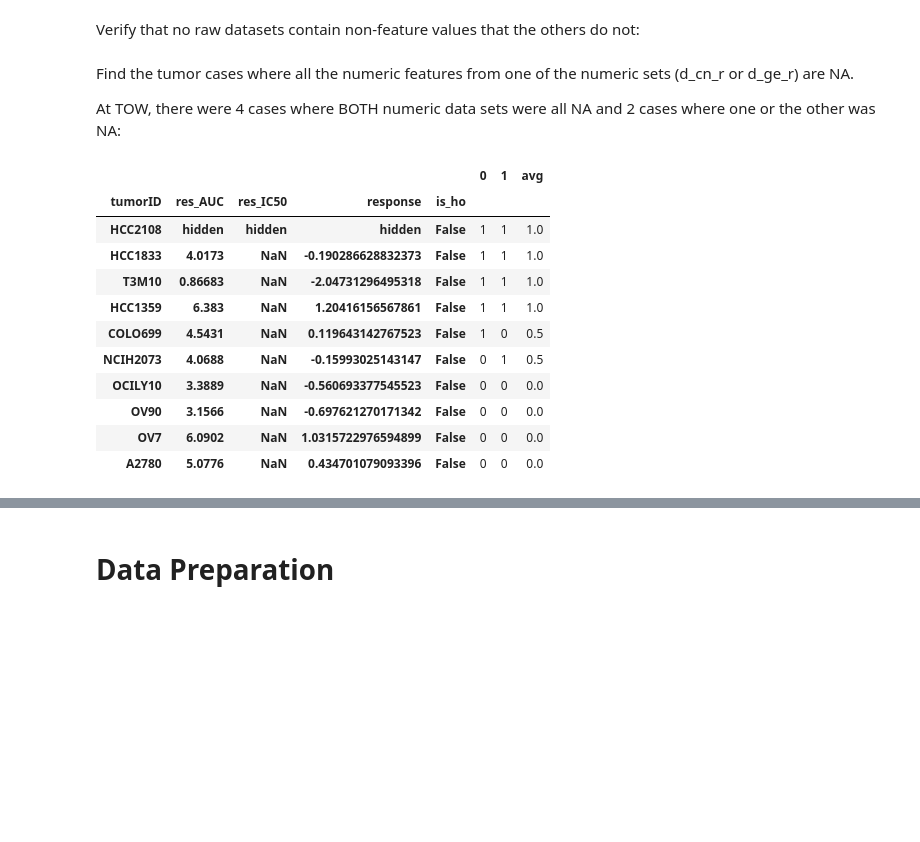
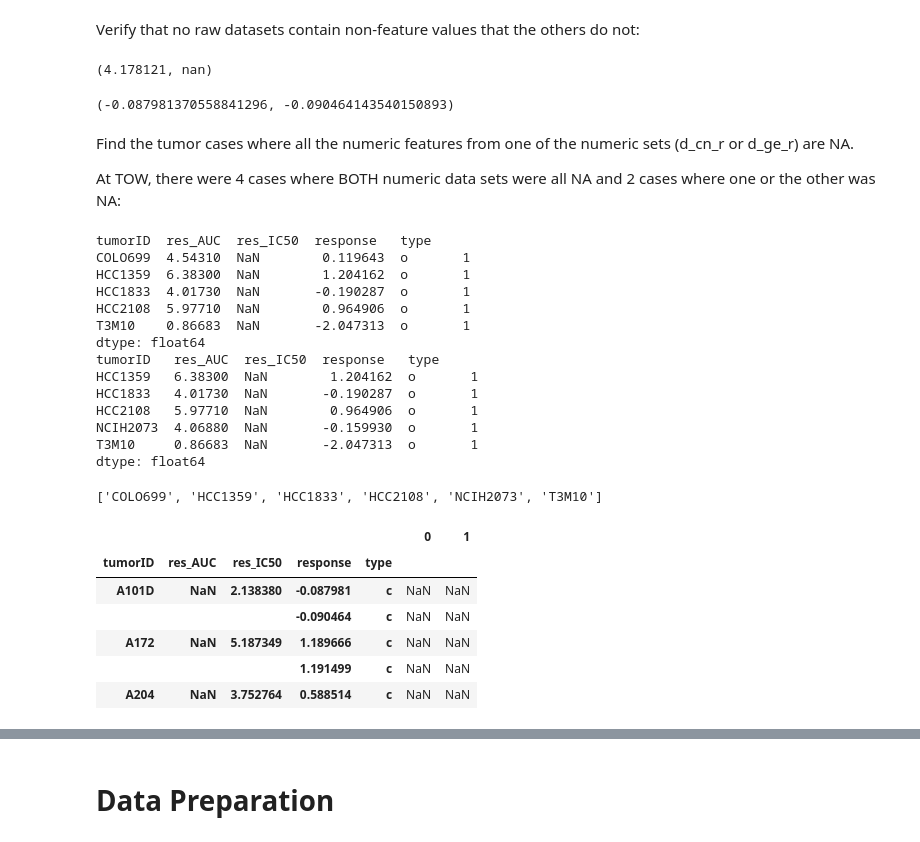
Before and after one commit to eric-czech/portfolio, a Jupyter notebook: demonstrative/python/notebooks/meetups/genomics_analytics.ipynb, the cells around one changed output, grey strips where cells are left out. Saved outputs shown, nothing was run; the diff lists cells and outputs as text; code cells hidden in the pictures; blank space fills up the shorter version.

```diff
--- a/demonstrative/python/notebooks/meetups/genomics_analytics.ipynb
+++ b/demonstrative/python/notebooks/meetups/genomics_analytics.ipynb
@@ -118,5 +245,20 @@ def numeric_datasets():
 # Data Validation
 # %% [markdown]
 Verify that no raw datasets contain non-feature values that the others do not:
+# %%
+x = datasets['ge']['data'].sort('tumorID').iloc[61]['res_IC50']
+y = datasets['cn']['data'].sort('tumorID').iloc[61]['res_IC50']
+x, y
+# %% [output]
+(4.178121, nan)
+# %%
+tid = 'A101D'
+d1 = datasets['cn']['data']
+d1 = d1[d1['tumorID'] == tid]
+d2 = datasets['ge']['data']
+d2 = d2[d2['tumorID'] == tid]
+d1['response'].iloc[0], d2['response'].iloc[0]
+# %% [output]
+(-0.087981370558841296, -0.090464143540150893)
 # %%
 def validate_equality(col, datasets):
@@ -133,28 +285,48 @@ for col in non_features:
 Find the tumor cases where all the numeric features from one of the numeric sets (d_cn_r or d_ge_r) are NA.
 
 At TOW, there were 4 cases where BOTH numeric data sets were all NA and 2 cases where one or the other was NA:
+# %%
+na_cases = []
+for d in numeric_datasets():
+    na_ct = d.set_index(non_features).apply(lambda x: np.sum(pd.isnull(x))/len(x), axis=1)
+    print(na_ct[na_ct > 0])
+    na_cases.extend(na_ct[na_ct > .9].reset_index()['tumorID'])
+na_cases = list(np.unique(na_cases))
+na_cases
+# %% [output]
+tumorID  res_AUC  res_IC50  response   type
+COLO699  4.54310  NaN        0.119643  o       1
+HCC1359  6.38300  NaN        1.204162  o       1
+HCC1833  4.01730  NaN       -0.190287  o       1
+HCC2108  5.97710  NaN        0.964906  o       1
+T3M10    0.86683  NaN       -2.047313  o       1
+dtype: float64
+tumorID   res_AUC  res_IC50  response   type
+HCC1359   6.38300  NaN        1.204162  o       1
+HCC1833   4.01730  NaN       -0.190287  o       1
+HCC2108   5.97710  NaN        0.964906  o       1
+NCIH2073  4.06880  NaN       -0.159930  o       1
+T3M10     0.86683  NaN       -2.047313  o       1
+dtype: float64
+['COLO699', 'HCC1359', 'HCC1833', 'HCC2108', 'NCIH2073', 'T3M10']
 # %%
-def get_na_fraction(d):
-    return d.set_index(non_features)\
-        .apply(lambda x: np.sum(pd.isnull(x))/len(x), axis=1)
-null_frac = pd.concat([get_na_fraction(d) for d in numeric_datasets()], axis=1)
-null_frac['avg'] = null_frac.mean(axis=1)
-null_frac.sort('avg', ascending=False).head(10)
+# def get_na_fraction(d):
+#     return d.set_index(non_features)\
+#         .apply(lambda x: np.sum(pd.isnull(x))/len(x), axis=1)
+# null_frac = pd.concat([get_na_fraction(d) for d in numeric_datasets()], axis=1)
+# null_frac['avg'] = null_frac.mean(axis=1)
+# null_frac.sort('avg', ascending=False).head(10)
+# null_frac.head()
 
-# Verify below that the 'avg' column is either 1 or 0
-# If it is something in between, then extra logic will need to be added to
-# deal with the situation where numeric datasets are "mostly" not null
+# # Verify below that the 'avg' column is either 1 or 0
+# # If it is something in between, then extra logic will need to be added to
+# # deal with the situation where numeric datasets are "mostly" not null
 # %% [output]
-|  |  |  |  |  | 0 | 1 | avg |
-| tumorID | res_AUC | res_IC50 | response | is_ho |  |  |  |
-| HCC2108 | hidden | hidden | hidden | False | 1 | 1 | 1.0 |
-| HCC1833 | 4.0173 | NaN | -0.190286628832373 | False | 1 | 1 | 1.0 |
-| T3M10 | 0.86683 | NaN | -2.04731296495318 | False | 1 | 1 | 1.0 |
-| HCC1359 | 6.383 | NaN | 1.20416156567861 | False | 1 | 1 | 1.0 |
-| COLO699 | 4.5431 | NaN | 0.119643142767523 | False | 1 | 0 | 0.5 |
-| NCIH2073 | 4.0688 | NaN | -0.15993025143147 | False | 0 | 1 | 0.5 |
-| OCILY10 | 3.3889 | NaN | -0.560693377545523 | False | 0 | 0 | 0.0 |
-| OV90 | 3.1566 | NaN | -0.697621270171342 | False | 0 | 0 | 0.0 |
-| OV7 | 6.0902 | NaN | 1.0315722976594899 | False | 0 | 0 | 0.0 |
-| A2780 | 5.0776 | NaN | 0.434701079093396 | False | 0 | 0 | 0.0 |
+|  |  |  |  |  | 0 | 1 |
+| tumorID | res_AUC | res_IC50 | response | type |  |  |
+| A101D | NaN | 2.138380 | -0.087981 | c | NaN | NaN |
+|  |  |  | -0.090464 | c | NaN | NaN |
+| A172 | NaN | 5.187349 | 1.189666 | c | NaN | NaN |
+|  |  |  | 1.191499 | c | NaN | NaN |
+| A204 | NaN | 3.752764 | 0.588514 | c | NaN | NaN |
 # %%
```
Also changed, not shown: parts of 59 cells of this notebook, 2 other files.
